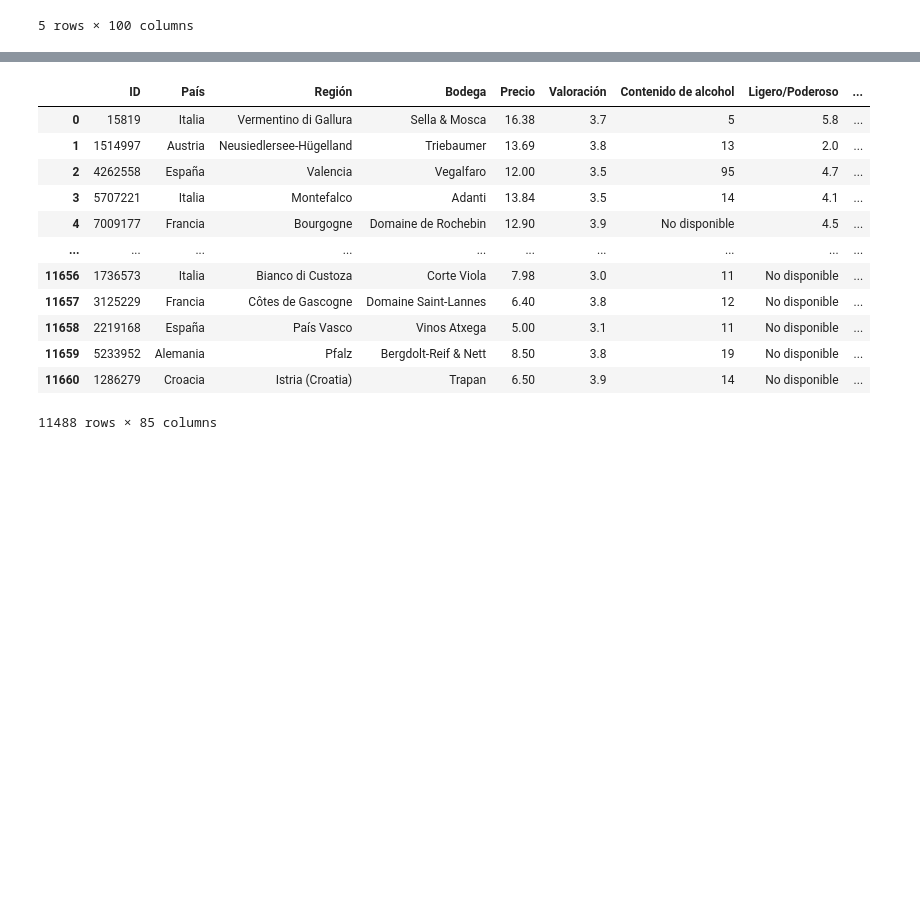
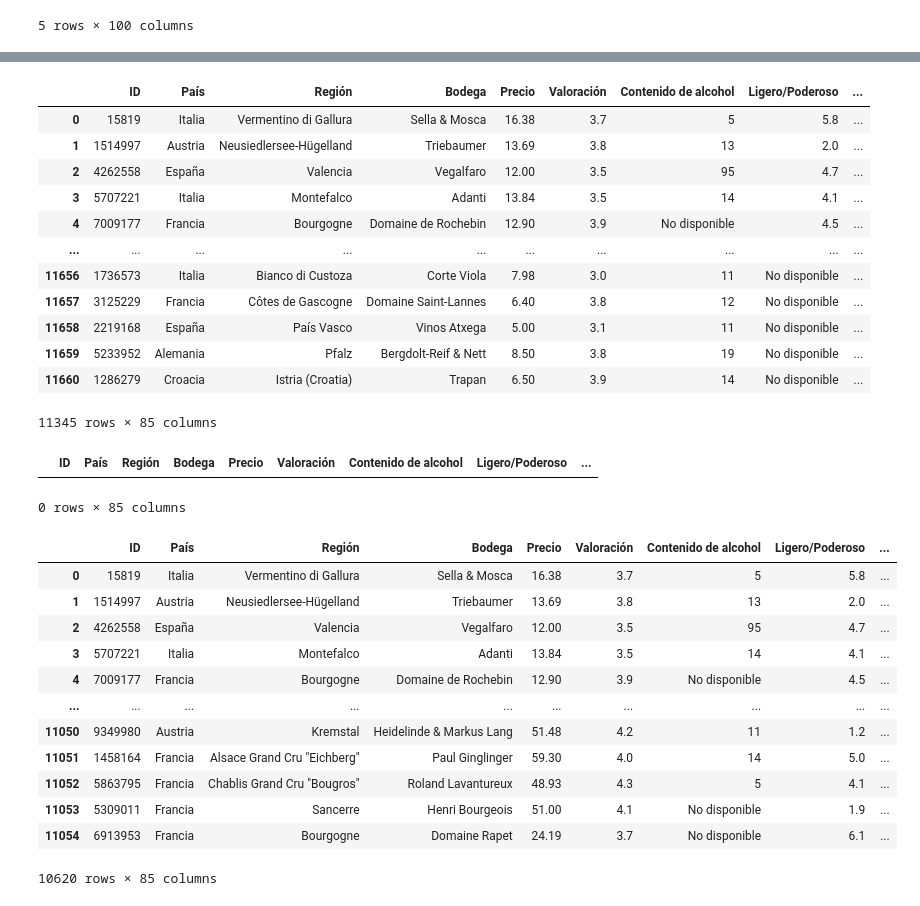
Before and after one commit to chematudela/eligetuvino, a Jupyter notebook: notebook_scripts_aux/eda_blancos.ipynb, the cells around one changed output, grey strips where cells are left out. Saved outputs shown, nothing was run; the diff lists cells and outputs as text; code cells hidden in the pictures; blank space fills up the shorter version.

```diff
--- a/notebook_scripts_aux/eda_blancos.ipynb
+++ b/notebook_scripts_aux/eda_blancos.ipynb
@@ -27,6 +27,8 @@ pd.set_option("display.max_colwidth", None)
 df["Precio"] = df["Precio"].fillna("").astype(str).str.replace(",", "", regex=True)
 # %%
 df["Precio"] = pd.to_numeric(df["Precio"], errors="coerce")
+# %%
+df["Valoración"] = pd.to_numeric(df["Valoración"], errors="coerce")
 # %%
 def limpiar_caza(texto):
     if isinstance(texto, str) and "caza" in texto.lower():  # Verifica si es texto y contiene "caza"
@@ -447,6 +449,29 @@ df_merged_one_hot_droped
 | 11658 | 2219168 | España | País Vasco | Vinos Atxega | 5.00 | 3.1 | 11 | No disponible | ... |
 | 11659 | 5233952 | Alemania | Pfalz | Bergdolt-Reif & Nett | 8.50 | 3.8 | 19 | No disponible | ... |
 | 11660 | 1286279 | Croacia | Istria (Croatia) | Trapan | 6.50 | 3.9 | 14 | No disponible | ... |
-11488 rows × 85 columns
+11345 rows × 85 columns
+# %%
+df_merged_one_hot_droped = df_merged_one_hot_droped[df_merged_one_hot_droped["Ligero/Poderoso"] != "No disponible"]
+# %%
+df_merged_one_hot_droped[df_merged_one_hot_droped["Ligero/Poderoso"] == "No disponible"]
+# %% [output]
+|  | ID | País | Región | Bodega | Precio | Valoración | Contenido de alcohol | Ligero/Poderoso | ... |
+0 rows × 85 columns
+# %%
+df_merged_one_hot_droped
+# %% [output]
+|  | ID | País | Región | Bodega | Precio | Valoración | Contenido de alcohol | Ligero/Poderoso | ... |
+| 0 | 15819 | Italia | Vermentino di Gallura | Sella & Mosca | 16.38 | 3.7 | 5 | 5.8 | ... |
+| 1 | 1514997 | Austria | Neusiedlersee-Hügelland | Triebaumer | 13.69 | 3.8 | 13 | 2.0 | ... |
+| 2 | 4262558 | España | Valencia | Vegalfaro | 12.00 | 3.5 | 95 | 4.7 | ... |
+| 3 | 5707221 | Italia | Montefalco | Adanti | 13.84 | 3.5 | 14 | 4.1 | ... |
+| 4 | 7009177 | Francia | Bourgogne | Domaine de Rochebin | 12.90 | 3.9 | No disponible | 4.5 | ... |
+| ... | ... | ... | ... | ... | ... | ... | ... | ... | ... |
+| 11050 | 9349980 | Austria | Kremstal | Heidelinde & Markus Lang | 51.48 | 4.2 | 11 | 1.2 | ... |
+| 11051 | 1458164 | Francia | Alsace Grand Cru "Eichberg" | Paul Ginglinger | 59.30 | 4.0 | 14 | 5.0 | ... |
+| 11052 | 5863795 | Francia | Chablis Grand Cru "Bougros" | Roland Lavantureux | 48.93 | 4.3 | 5 | 4.1 | ... |
+| 11053 | 5309011 | Francia | Sancerre | Henri Bourgeois | 51.00 | 4.1 | No disponible | 1.9 | ... |
+| 11054 | 6913953 | Francia | Bourgogne | Domaine Rapet | 24.19 | 3.7 | No disponible | 6.1 | ... |
+10620 rows × 85 columns
 # %%
 df_merged_one_hot_droped.to_csv("df_mergedf_blancos.csv")
```
Also changed, not shown: parts of 3 cells of this notebook, 5 other files.
